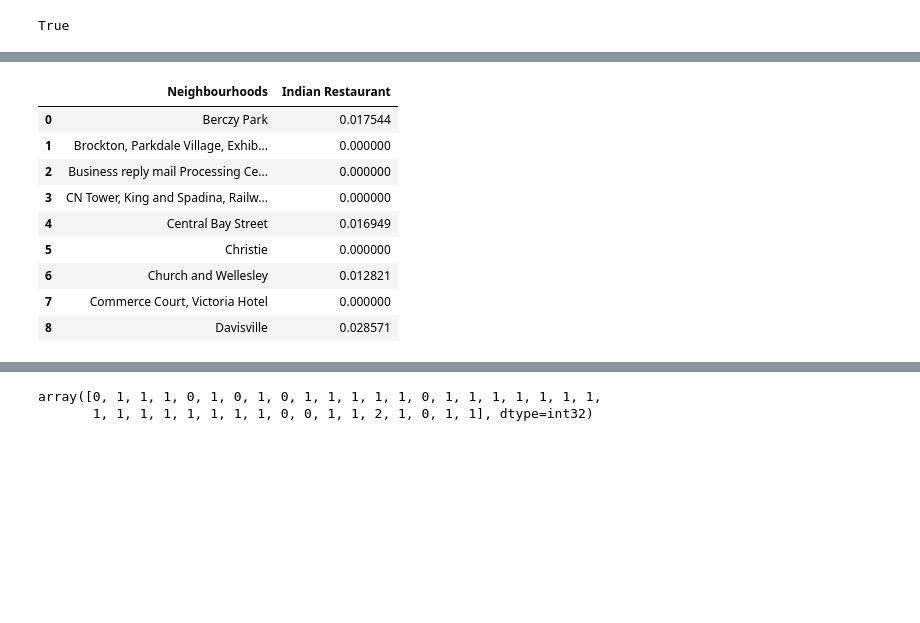
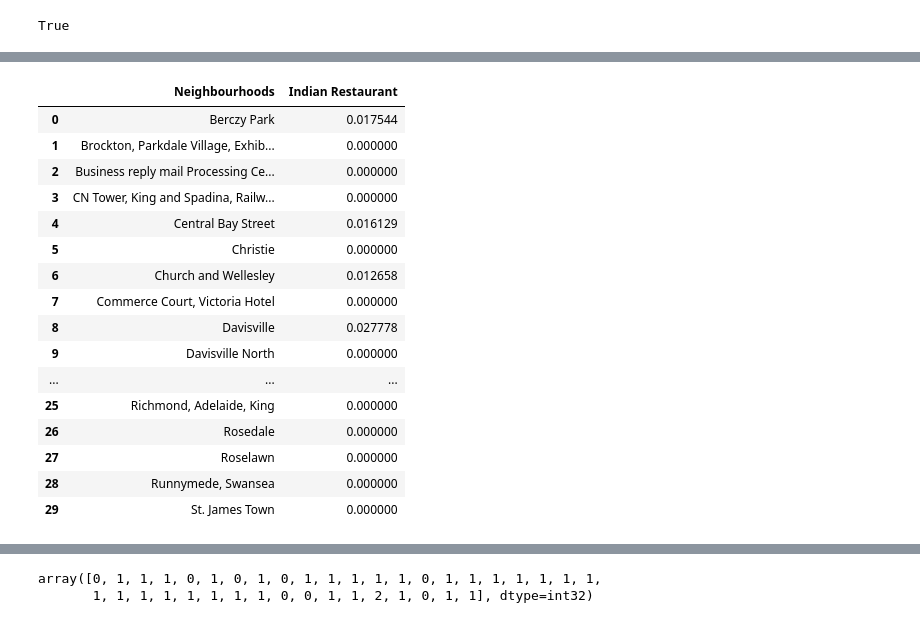
Before and after one commit to shailud/Coursera_Capstone, a Jupyter notebook: Battle Of Neighborhood - wk2.ipynb, the cells around one changed output, grey strips where cells are left out. Saved outputs shown, nothing was run; the diff lists cells and outputs as text; code cells hidden in the pictures; blank space fills up the shorter version.

```diff
--- a/Battle Of Neighborhood - wk2.ipynb
+++ b/Battle Of Neighborhood - wk2.ipynb
@@ -290,14 +303,22 @@ to_grouped
 # %%
 to_indian = to_grouped[["Neighbourhoods","Indian Restaurant"]]
-to_indian.head(9)
+to_indian.shape
+to_indian.head(30)
 # %% [output]
 |  | Neighbourhoods | Indian Restaurant |
 | 0 | Berczy Park | 0.017544 |
 | 1 | Brockton, Parkdale Village, Exhib... | 0.000000 |
 | 2 | Business reply mail Processing Ce... | 0.000000 |
 | 3 | CN Tower, King and Spadina, Railw... | 0.000000 |
-| 4 | Central Bay Street | 0.016949 |
+| 4 | Central Bay Street | 0.016129 |
 | 5 | Christie | 0.000000 |
-| 6 | Church and Wellesley | 0.012821 |
+| 6 | Church and Wellesley | 0.012658 |
 | 7 | Commerce Court, Victoria Hotel | 0.000000 |
-| 8 | Davisville | 0.028571 |
+| 8 | Davisville | 0.027778 |
+| 9 | Davisville North | 0.000000 |
+| ... | ... | ... |
+| 25 | Richmond, Adelaide, King | 0.000000 |
+| 26 | Rosedale | 0.000000 |
+| 27 | Roselawn | 0.000000 |
+| 28 | Runnymede, Swansea | 0.000000 |
+| 29 | St. James Town | 0.000000 |
```
Also changed, not shown: parts of 24 cells of this notebook.
